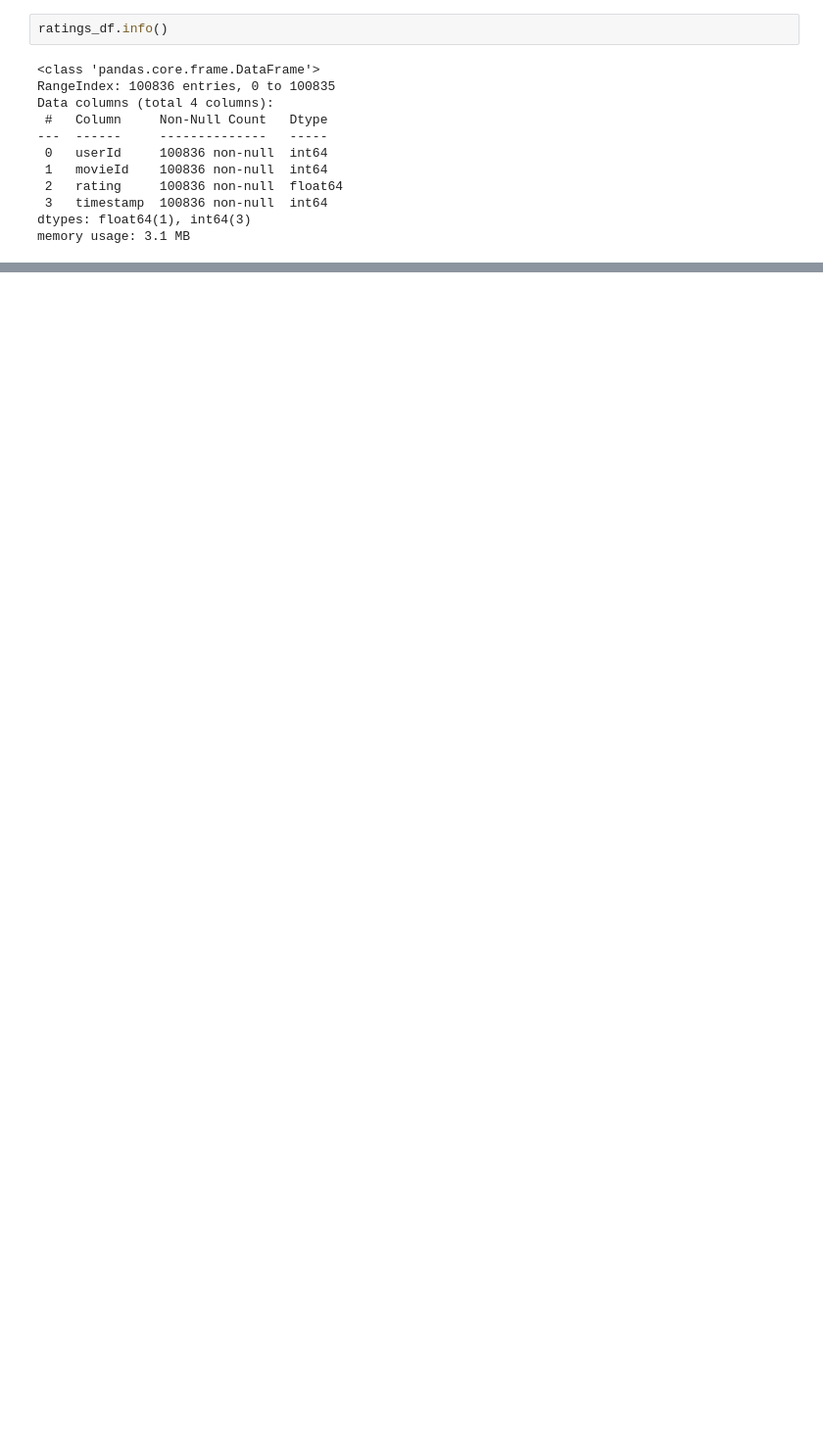
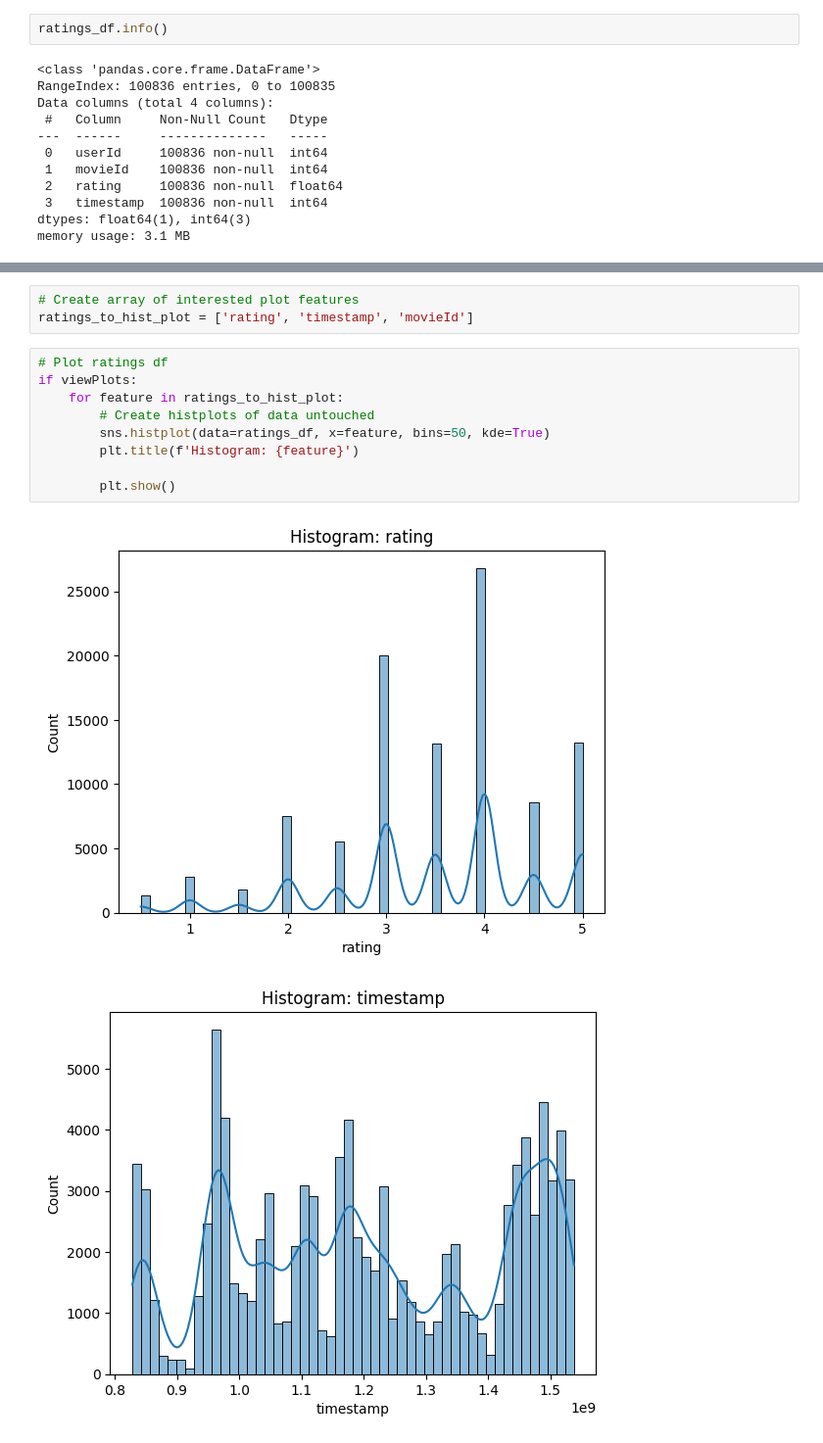
Before and after one commit to gentralg-Gitcoding/fullstack-projects, a Jupyter notebook: capstoneProject/capstone_8/inc_8_movie_recs_Gentral.ipynb, the cells around one changed output, grey strips where cells are left out. Shown at 98% size. Cells and saved outputs as stored; diff of their text form; blank space fills up the shorter version.

```diff
--- a/capstoneProject/capstone_8/inc_8_movie_recs_Gentral.ipynb
+++ b/capstoneProject/capstone_8/inc_8_movie_recs_Gentral.ipynb
@@ -78,0 +164,15 @@ memory usage: 3.1 MB
+# %%
+# Create array of interested plot features
+ratings_to_hist_plot = ['rating', 'timestamp', 'movieId']
+# %%
+# Plot ratings df
+if viewPlots:
+    for feature in ratings_to_hist_plot:
+        # Create histplots of data untouched
+        sns.histplot(data=ratings_df, x=feature, bins=50, kde=True)
+        plt.title(f'Histogram: {feature}')
+
+        plt.show()
+# %% [output]
+[figure, added]
+[figure, added]
```
Also changed, not shown: parts of 58 cells of this notebook, 1 other file.
